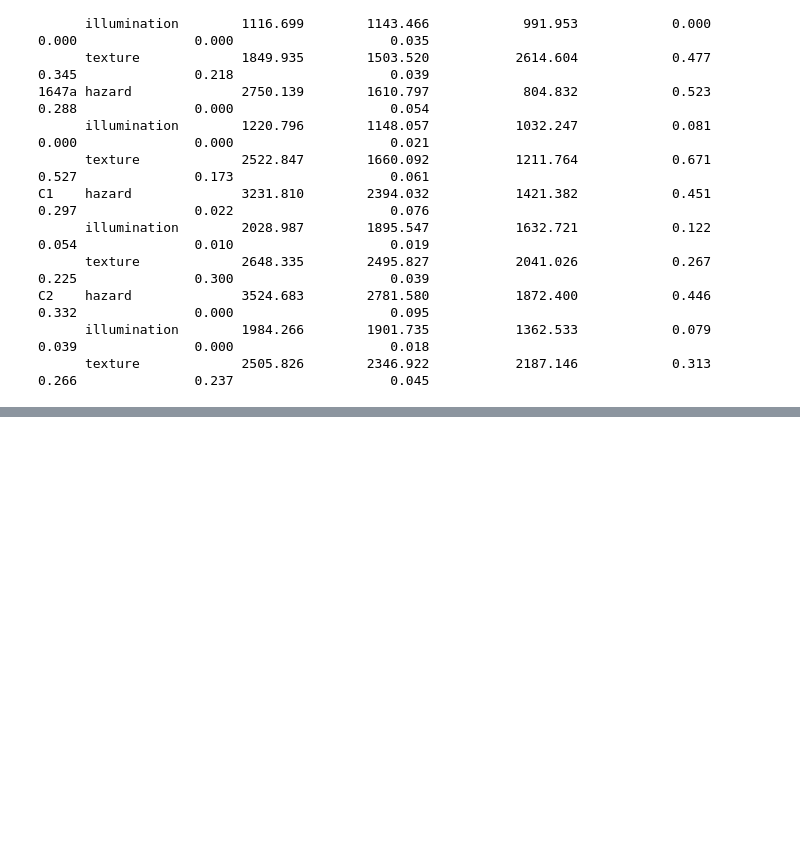
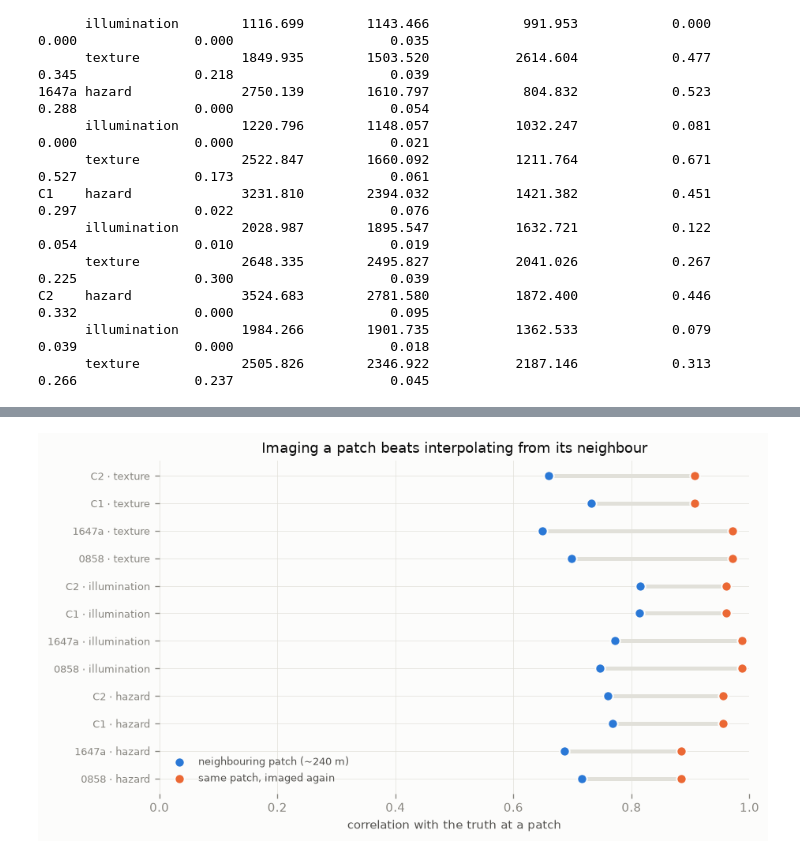
Before and after one commit to Kritika11052005/LunaRec, a Jupyter notebook: notebooks/03_spatial_structure.ipynb, the cells around one changed output, grey strips where cells are left out. Cells and saved outputs as stored; diff of their text form; code cells hidden in the pictures; blank space fills up the shorter version.

Commit message:
notebook 03 complete
Anisotropy 1.7-4.6x, margin survives both extremes. Nine refuted hypotheses
and four code defects recorded alongside the findings.

```diff
--- a/notebooks/03_spatial_structure.ipynb
+++ b/notebooks/03_spatial_structure.ipynb
@@ -725,3 +714,76 @@ C1    hazard              3231.810        2394.032           1421.382
 C2    hazard              3524.683        2781.580           1872.400            0.446            0.332               0.000                    0.095
       illumination        1984.266        1901.735           1362.533            0.079            0.039               0.000                    0.018
       texture             2505.826        2346.922           2187.146            0.313            0.266               0.237                    0.045
+# %%
+from scipy.spatial import cKDTree
+
+# The nugget was meant to carry this argument and cannot: it is variance at
+# ZERO separation, the patch grid is 200 m, and three estimators put it
+# anywhere from 0.00 to 0.52. So measure the same thing directly instead.
+#
+# Two quantities, both observed, no model and no extrapolation:
+#
+#   NEIGHBOUR  how well an adjacent patch predicts this one
+#              (nearest-neighbour pairs, ~200-240 m apart)
+#   REPEAT     how well the SAME patch imaged again predicts it
+#              (co-located patches across a matched-illumination scene pair)
+#
+# If REPEAT exceeds NEIGHBOUR, imaging a patch tells you more about it than
+# imaging its neighbour does -- which is the entire argument for spending an
+# acquisition on verification rather than interpolating from what is nearby.
+GRID_M = 200.0
+PAIRS = [("0858", "1647a", "B"), ("C1", "C2", "C")]
+
+rows = []
+for lab, d in scenes.items():
+    xy = d[["patch_x", "patch_y"]].values
+    tree = cKDTree(xy)
+    dist, idx = tree.query(xy, k=2)        # k=2: the patch itself, then its neighbour
+    nn, nn_d = idx[:, 1], dist[:, 1]
+    for col, name, _ in ATTRS:
+        v = d[col].values.astype(float)
+        r = float(np.corrcoef(v, v[nn])[0, 1])
+        rows.append({"scene": lab, "attribute": name, "kind": "neighbour",
+                     "r": r, "n": len(v), "sep_m": float(np.median(nn_d))})
+
+for a, b, block in PAIRS:
+    da, db = scenes[a].copy(), scenes[b].copy()
+    for d in (da, db):
+        d["gx"] = np.floor(d.patch_x / GRID_M).astype(np.int64)
+        d["gy"] = np.floor(d.patch_y / GRID_M).astype(np.int64)
+    m = da.merge(db, on=["gx", "gy"], suffixes=("_a", "_b"))
+    for col, name, _ in ATTRS:
+        ok = m[[f"{col}_a", f"{col}_b"]].dropna()
+        r = float(np.corrcoef(ok[f"{col}_a"], ok[f"{col}_b"])[0, 1])
+        for lab in (a, b):
+            rows.append({"scene": lab, "attribute": name, "kind": "repeat",
+                         "r": r, "n": len(ok), "sep_m": 0.0})
+
+nb = pd.DataFrame(rows)
+piv = nb.pivot_table(index=["scene", "attribute"], columns="kind", values="r")
+piv["gain"] = piv["repeat"] - piv["neighbour"]
+print(f"median nearest-neighbour separation: "
+      f"{nb[nb.kind=='neighbour'].sep_m.median():.0f} m\n")
+print(piv.round(3).to_string())
+
+fig, ax = plt.subplots(figsize=(7.6, 4.2), constrained_layout=True)
+order = piv.reset_index().sort_values(["attribute", "scene"])
+y = np.arange(len(order))
+ax.hlines(y, order["neighbour"], order["repeat"], color=GRID, linewidth=3,
+          zorder=1)
+ax.scatter(order["neighbour"], y, s=55, color=SERIES[0], zorder=3,
+           edgecolor=SURFACE, linewidth=1.2, label="neighbouring patch (~240 m)")
+ax.scatter(order["repeat"], y, s=55, color=SERIES[1], zorder=3,
+           edgecolor=SURFACE, linewidth=1.2, label="same patch, imaged again")
+ax.set_yticks(y)
+ax.set_yticklabels([f"{r.scene} · {r.attribute}" for r in order.itertuples()],
+                   fontsize=8)
+ax.set_xlabel("correlation with the truth at a patch")
+ax.set_xlim(0, 1)
+bare(ax)
+ax.legend(frameon=False, fontsize=8, labelcolor=INK2, loc="lower left")
+ax.set_title("Imaging a patch beats interpolating from its neighbour",
+             color=INK, fontsize=11)
+fig.savefig(out / "03_neighbour_vs_repeat.png", bbox_inches="tight")
+plt.show()
+# %% [output]
@@ -727,0 +806 @@ C2    hazard              3524.683        2781.580           1872.400
+[figure, added]
```
Also changed, not shown: parts of 18 cells of this notebook.
